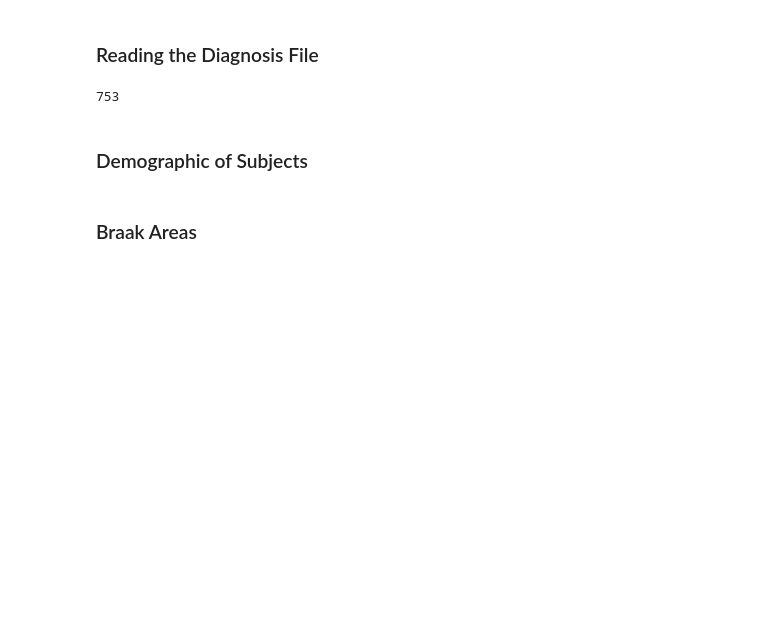
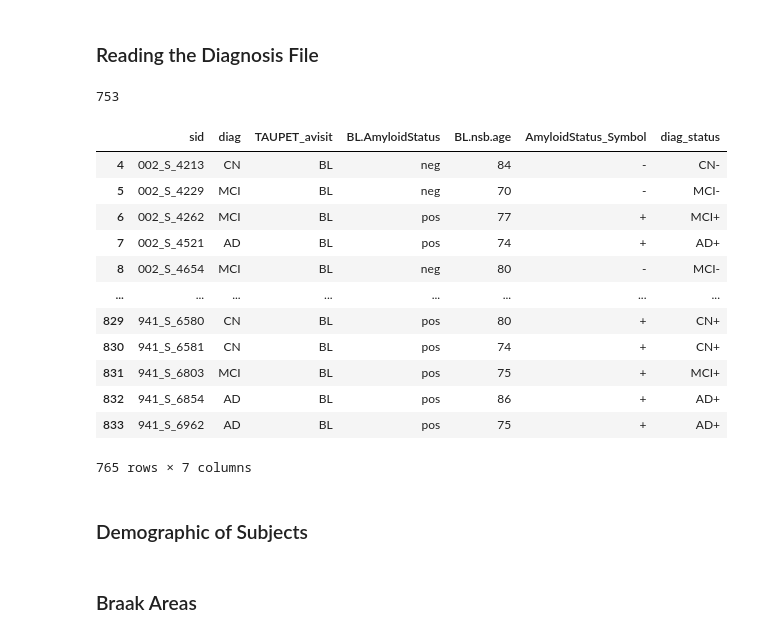
Before and after one commit to fvfarahani/farzad, a Jupyter notebook: farzad.ipynb, the cells around one changed output. Drawn from its saved outputs; the diff is of its cells as text; code cells hidden in the pictures; blank space fills up the shorter version.

```diff
--- a/farzad.ipynb
+++ b/farzad.ipynb
@@ -53,6 +53,22 @@ num_subjects = len(subject_ids)
 num_subjects
 # %% [output]
 753
+# %%
+diag_df
+# %% [output]
+|  | sid | diag | TAUPET_avisit | BL.AmyloidStatus | BL.nsb.age | AmyloidStatus_Symbol | diag_status |
+| 4 | 002_S_4213 | CN | BL | neg | 84 | - | CN- |
+| 5 | 002_S_4229 | MCI | BL | neg | 70 | - | MCI- |
+| 6 | 002_S_4262 | MCI | BL | pos | 77 | + | MCI+ |
+| 7 | 002_S_4521 | AD | BL | pos | 74 | + | AD+ |
+| 8 | 002_S_4654 | MCI | BL | neg | 80 | - | MCI- |
+| ... | ... | ... | ... | ... | ... | ... | ... |
+| 829 | 941_S_6580 | CN | BL | pos | 80 | + | CN+ |
+| 830 | 941_S_6581 | CN | BL | pos | 74 | + | CN+ |
+| 831 | 941_S_6803 | MCI | BL | pos | 75 | + | MCI+ |
+| 832 | 941_S_6854 | AD | BL | pos | 86 | + | AD+ |
+| 833 | 941_S_6962 | AD | BL | pos | 75 | + | AD+ |
+765 rows × 7 columns
 # %% [markdown]
 ### Demographic of Subjects
 # %%
```
Also changed, not shown: parts of 4 cells of this notebook.
